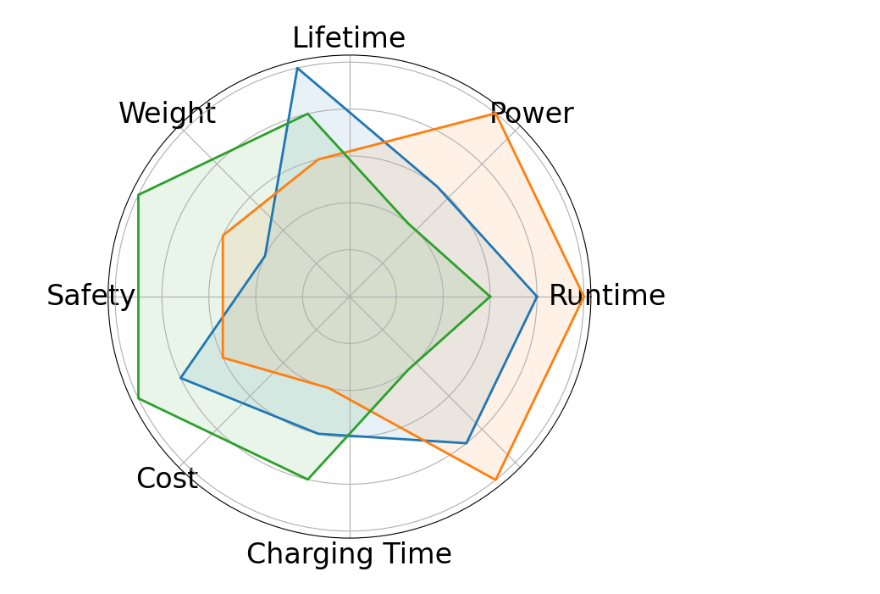
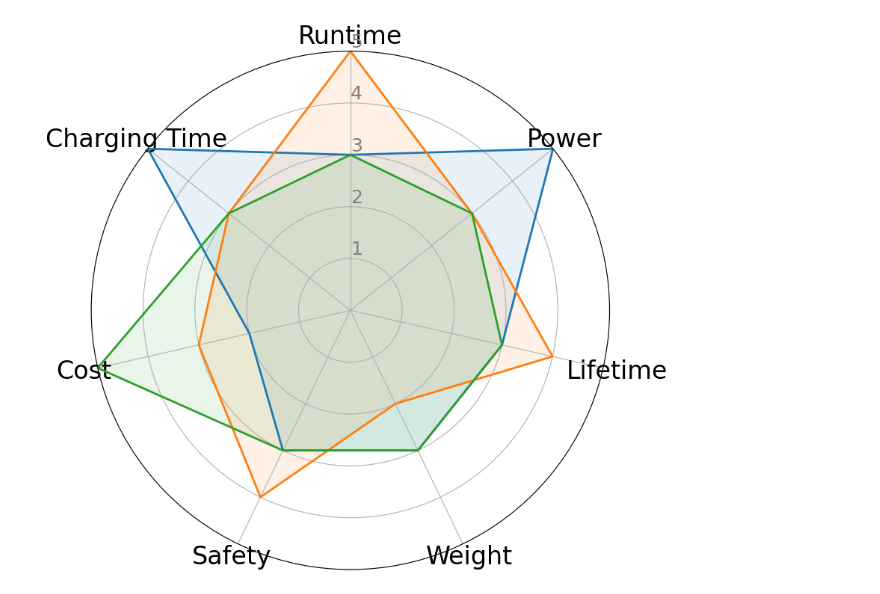
Before and after one commit to lvk93/ocv_teaching, a Jupyter notebook: ocv_teaching/sandbox.ipynb, the cells around one changed output. Drawn from its saved outputs; the diff is of its cells as text; code cells hidden in the pictures.

```diff
--- a/ocv_teaching/sandbox.ipynb
+++ b/ocv_teaching/sandbox.ipynb
@@ -2,56 +2,54 @@
 import matplotlib.pyplot as plt
 import numpy as np
 
-# Define categories and number of variables
+# Define 7 categories without 'Scalability'
 categories = ['Runtime', 'Power', 'Lifetime', 'Weight', 'Safety', 'Cost', 'Charging Time']
 N = len(categories)
 
-# Example data for three battery designs (normalized values)
-high_power =    [3, 5, 3, 3, 3, 2, 5, 4]  # Prioritizes power and charging speed
-high_energy =   [5, 3, 4, 2, 4, 3, 3, 3]  # Prioritizes runtime and capacity
-low_cost =      [3, 3, 3, 3, 3, 5, 3, 5]  # Balanced design with emphasis on cost and scalability
+# Updated battery design vectors
+high_power = [3, 5, 3, 3, 3, 2, 5]
+high_energy = [5, 3, 4, 2, 4, 3, 3]
+low_cost = [3, 3, 3, 3, 3, 5, 3]
 
-
-# Repeat the first value to close the circle
-values_A = battery_A + [battery_A[0]]
-values_B = battery_B + [battery_B[0]]
-values_C = battery_C + [battery_C[0]]
+# Close the loop
+values_A = high_power + [high_power[0]]
+values_B = high_energy + [high_energy[0]]
+values_C = low_cost + [low_cost[0]]
 
 # Calculate angle for each category
 angles = np.linspace(0, 2 * np.pi, N, endpoint=False).tolist()
 angles += angles[:1]
 
 # Plot
-fig, ax = plt.subplots(figsize=(8, 8), subplot_kw=dict(polar=True))
-
-# Set font size
+fig, ax = plt.subplots(figsize=(9, 9), subplot_kw=dict(polar=True))
 plt.rcParams.update({'font.size': 24})
 
-# Draw one axis per variable and add labels
-# ax.set_theta_offset(np.pi / 2)
-# ax.set_theta_direction(-1)
-# ax.set_rlabel_position(0)
-# ax.set_xticks(angles[:-1])
+# Setup chart
+ax.set_theta_offset(np.pi / 2)
+ax.set_theta_direction(-1)
+ax.set_rlabel_position(0)
+ax.set_xticks(angles[:-1])
 ax.set_xticklabels(categories)
 
-# Draw ylabels
-#ax.set_yticks([1, 2, 3, 4, 5])
-ax.set_yticklabels(["", "", "", "", ""], color="gray", size=18)
+# Draw ylabels with improved spacing
+ax.set_yticks([1, 2, 3, 4, 5])
+ax.set_yticklabels(["1", "2", "3", "4", "5"], color="gray", size=18)
+ax.set_ylim(0, 5)
 
 # Plot data
-ax.plot(angles, values_A, label='Design A', linewidth=2)
+ax.plot(angles, values_A, label='High Power', linewidth=2)
 ax.fill(angles, values_A, alpha=0.1)
 
-ax.plot(angles, values_B, label='Design B', linewidth=2)
+ax.plot(angles, values_B, label='High Energy', linewidth=2)
 ax.fill(angles, values_B, alpha=0.1)
 
-ax.plot(angles, values_C, label='Design C', linewidth=2)
+ax.plot(angles, values_C, label='Low Cost', linewidth=2)
 ax.fill(angles, values_C, alpha=0.1)
 
 # Add legend
-# ax.legend(loc='best', bbox_to_anchor=(1.3, 1.1), fontsize=20)
+#ax.legend(loc='upper right', bbox_to_anchor=(1.4, 1.1), fontsize=20)
 
 plt.tight_layout()
 plt.show()
 # %% [output]
-[figure, old version]
+[figure, new version]
```
Also changed, not shown: 6 other files.
